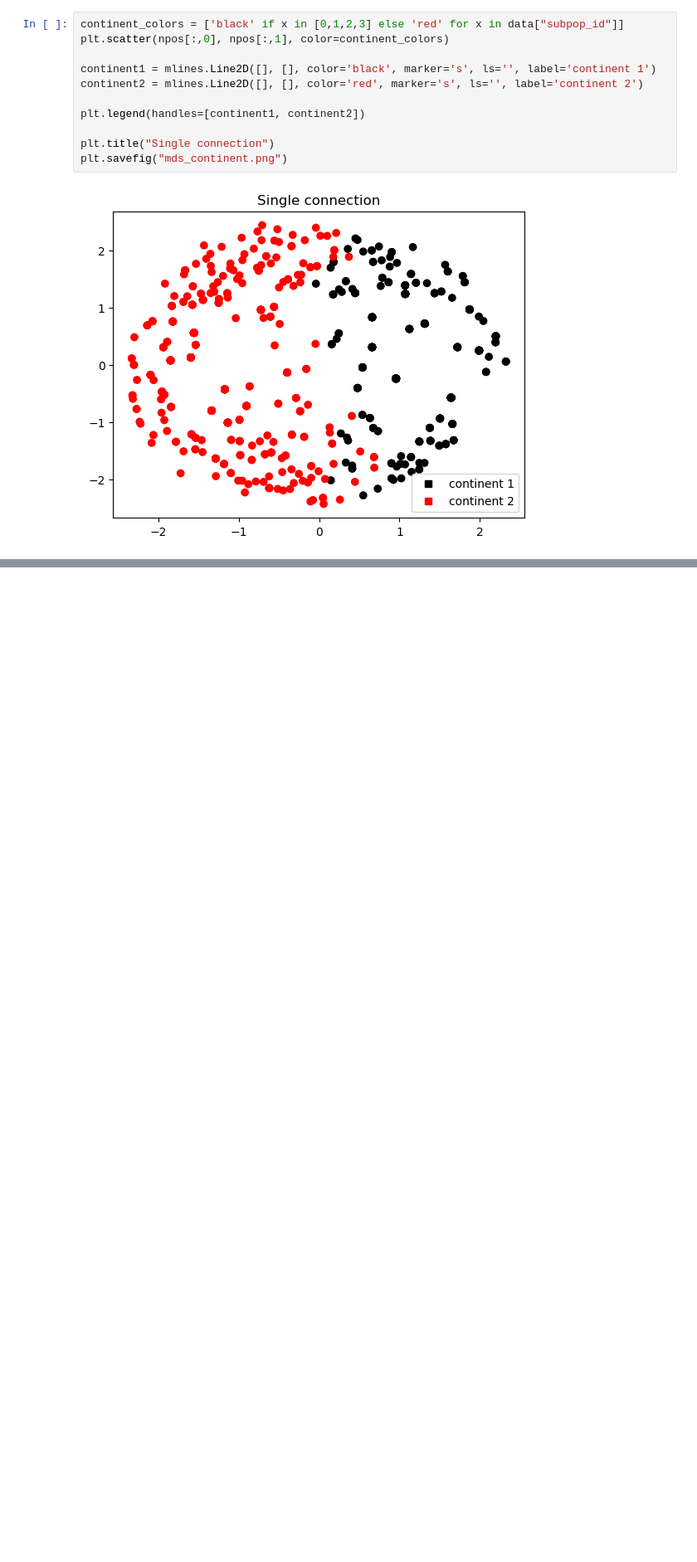
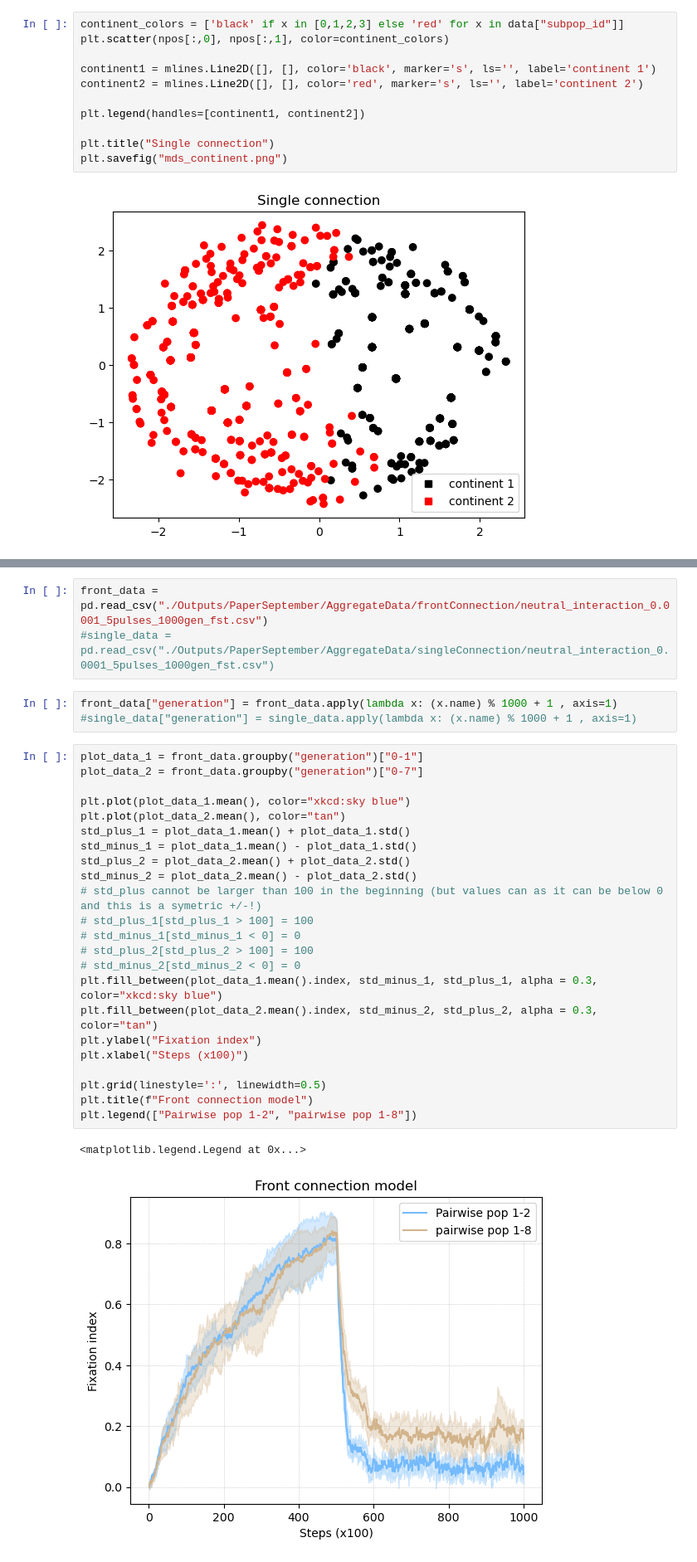
Before and after one commit to mtomasini/MetapopulationsPython, a Jupyter notebook: exploration.ipynb, the cells around one changed output, grey strips where cells are left out. Shown at 83% size. Cells and saved outputs as stored; diff of their text form; blank space fills up the shorter version.

```diff
--- a/exploration.ipynb
+++ b/exploration.ipynb
@@ -1300,0 +1358,32 @@ array([[ 0.65961672,  0.30936826],
+# %%
+front_data = pd.read_csv("./Outputs/PaperSeptember/AggregateData/frontConnection/neutral_interaction_0.0001_5pulses_1000gen_fst.csv")
+#single_data = pd.read_csv("./Outputs/PaperSeptember/AggregateData/singleConnection/neutral_interaction_0.0001_5pulses_1000gen_fst.csv")
+# %%
+front_data["generation"] = front_data.apply(lambda x: (x.name) % 1000 + 1 , axis=1)
+#single_data["generation"] = single_data.apply(lambda x: (x.name) % 1000 + 1 , axis=1)
+# %%
+plot_data_1 = front_data.groupby("generation")["0-1"]
+plot_data_2 = front_data.groupby("generation")["0-7"]
+
+plt.plot(plot_data_1.mean(), color="xkcd:sky blue")
+plt.plot(plot_data_2.mean(), color="tan")
+std_plus_1 = plot_data_1.mean() + plot_data_1.std()
+std_minus_1 = plot_data_1.mean() - plot_data_1.std()
+std_plus_2 = plot_data_2.mean() + plot_data_2.std()
+std_minus_2 = plot_data_2.mean() - plot_data_2.std()
+# std_plus cannot be larger than 100 in the beginning (but values can as it can be below 0 and this is a symetric +/-!)
+# std_plus_1[std_plus_1 > 100] = 100
+# std_minus_1[std_minus_1 < 0] = 0
+# std_plus_2[std_plus_2 > 100] = 100
+# std_minus_2[std_minus_2 < 0] = 0
+plt.fill_between(plot_data_1.mean().index, std_minus_1, std_plus_1, alpha = 0.3, color="xkcd:sky blue")
+plt.fill_between(plot_data_2.mean().index, std_minus_2, std_plus_2, alpha = 0.3, color="tan")
+plt.ylabel("Fixation index")
+plt.xlabel("Steps (x100)")
+
+plt.grid(linestyle=':', linewidth=0.5)
+plt.title(f"Front connection model")
+plt.legend(["Pairwise pop 1-2", "pairwise pop 1-8"])
+# %% [output]
+<matplotlib.legend.Legend at 0x...>
+[figure, added]
```
Also changed, not shown: parts of 12 cells of this notebook, 2 other files.
